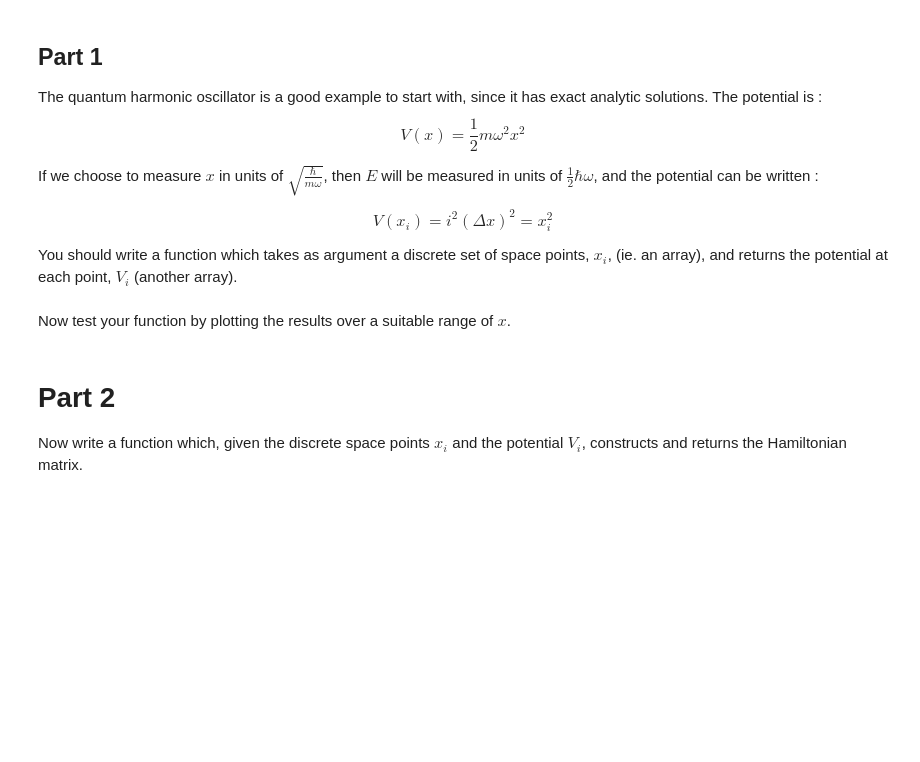
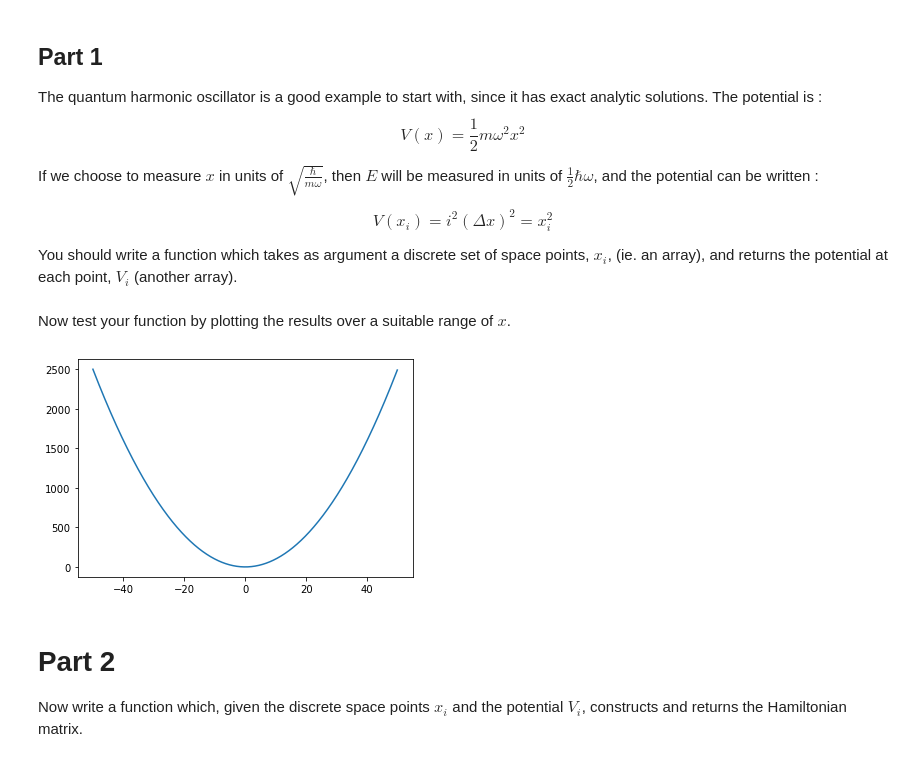
Before and after one commit to Awood-8/CompSci-Y3, a Jupyter notebook: Exercise-1.ipynb, the cells around one changed output. Cells and saved outputs as stored; diff of their text form; code cells hidden in the pictures; blank space fills up the shorter version.

```diff
--- a/Exercise-1.ipynb
+++ b/Exercise-1.ipynb
@@ -54,12 +54,24 @@ $$V(x_i) = i^2 (\Delta x)^2 = x_i^2$$
 You should write a function which takes as argument a discrete set of space points, $x_i$, (ie. an array), and returns the potential at each point, $V_i$ (another array).
 # %%
 import numpy as np
+import scipy.linalg as linalg
+import matplotlib.pyplot as plt
 
 def potential_qho(x):
-    v = np.zeros(len(x))
+    v = np.square(x)
     return v
 # %% [markdown]
 Now test your function by plotting the results over a suitable range of $x$.
+# %%
+xr=50 #x range (plus and minus)
+dx=0.1
+x=np.arange(-xr,xr,dx)
+V=potential_qho(x)
+plt.figure()
+plt.plot(x,V)
+plt.show()
+# %% [output]
+[figure, added]
 # %% [markdown]
 # Part 2
 
```
Also changed, not shown: parts of 5 cells of this notebook.
